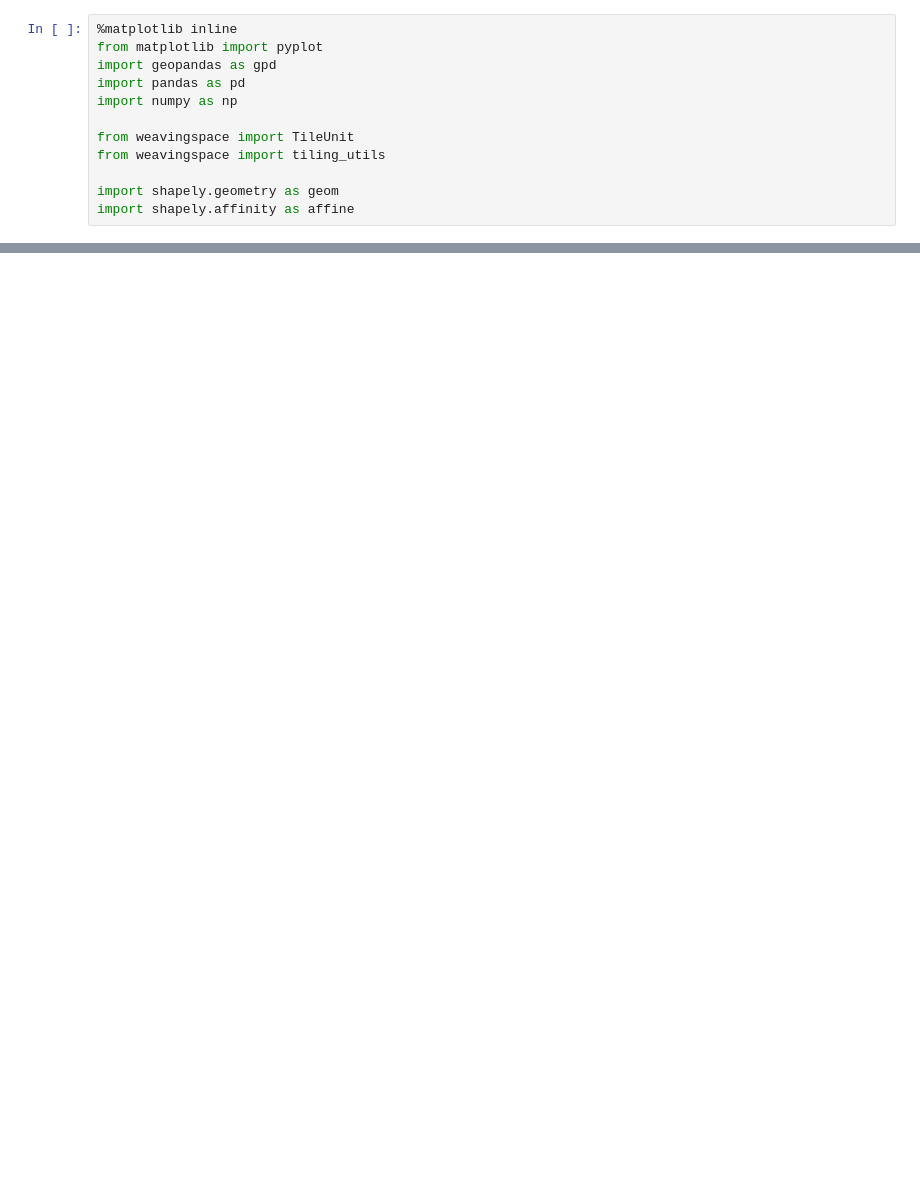
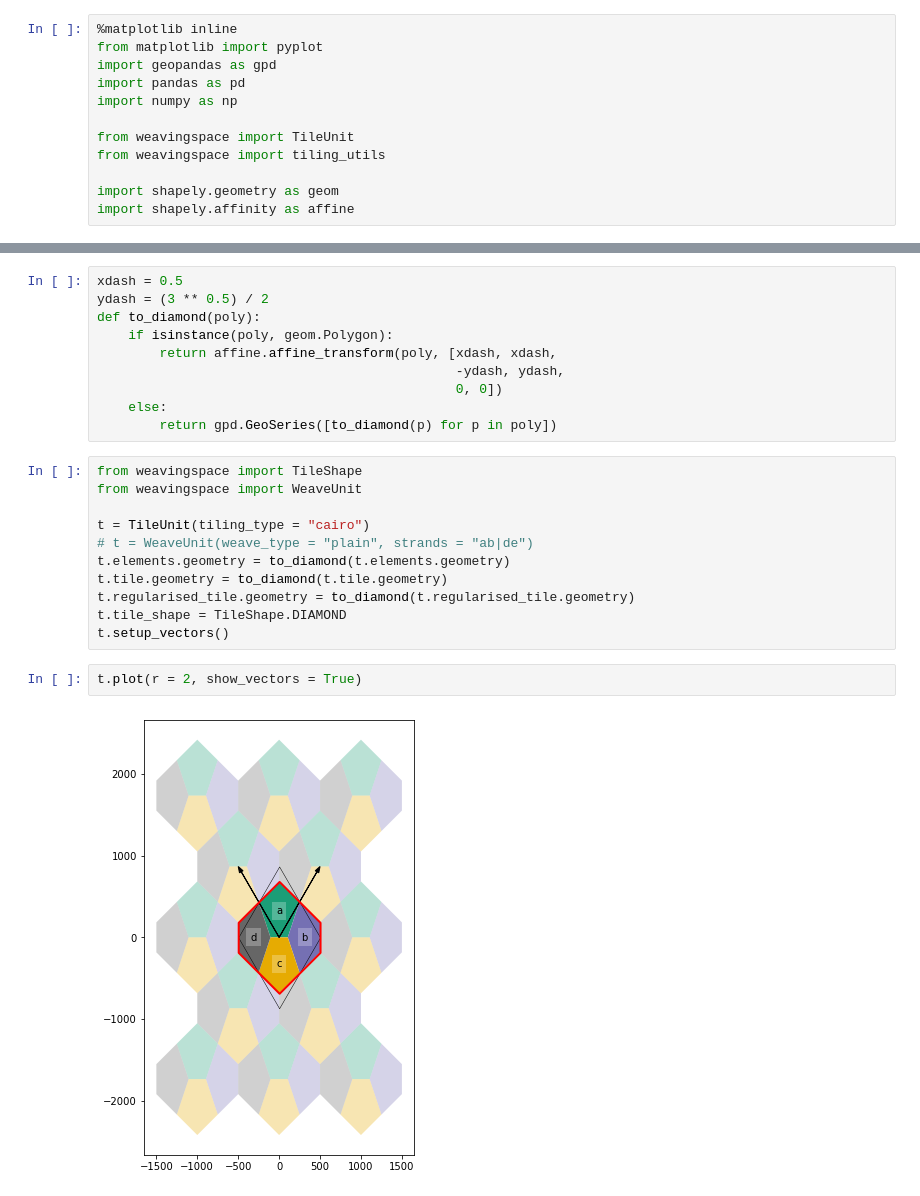
Before and after one commit to DOSull/weaving-space, a Jupyter notebook: twelve.ipynb, the cells around one changed output, grey strips where cells are left out. Drawn from its saved outputs; the diff is of its cells as text; blank space fills up the shorter version.

```diff
--- a/twelve.ipynb
+++ b/twelve.ipynb
@@ -35,0 +51,25 @@ gpd.GeoSeries([xc]).plot(ax = ax, markersize = 50, marker = "+", color = "k")
+# %%
+xdash = 0.5
+ydash = (3 ** 0.5) / 2
+def to_diamond(poly):
+    if isinstance(poly, geom.Polygon):
+        return affine.affine_transform(poly, [xdash, xdash,
+                                              -ydash, ydash,
+                                              0, 0])
+    else:
+        return gpd.GeoSeries([to_diamond(p) for p in poly])
+# %%
+from weavingspace import TileShape
+from weavingspace import WeaveUnit
+
+t = TileUnit(tiling_type = "cairo")
+# t = WeaveUnit(weave_type = "plain", strands = "ab|de")
+t.elements.geometry = to_diamond(t.elements.geometry)
+t.tile.geometry = to_diamond(t.tile.geometry)
+t.regularised_tile.geometry = to_diamond(t.regularised_tile.geometry)
+t.tile_shape = TileShape.DIAMOND
+t.setup_vectors()
+# %%
+t.plot(r = 2, show_vectors = True)
+# %% [output]
+[figure, added]
```
Also changed, not shown: parts of 7 cells of this notebook, 4 other files.
